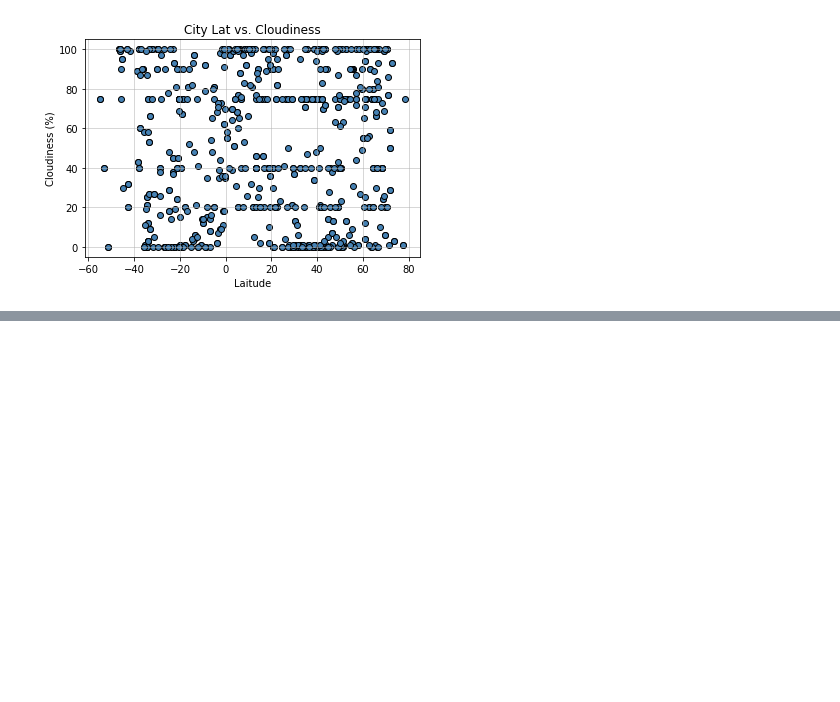
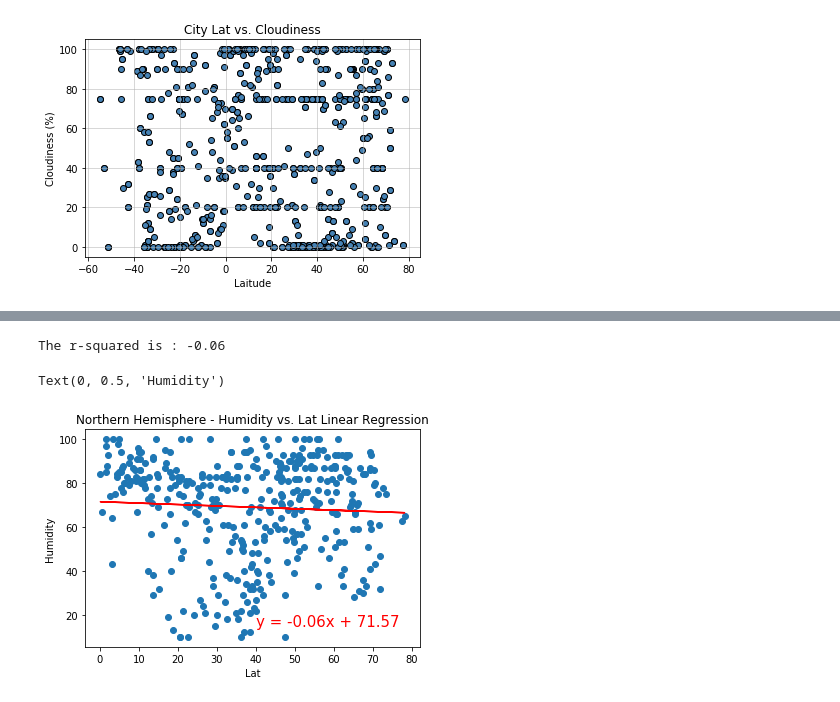
Before and after one commit to johncosta313/python-api-challenge, a Jupyter notebook: WeatherPy/WeatherPy.ipynb, the cells around one changed output, grey strips where cells are left out. Saved outputs shown, nothing was run; the diff lists cells and outputs as text; code cells hidden in the pictures; blank space fills up the shorter version.

```diff
--- a/WeatherPy/WeatherPy.ipynb
+++ b/WeatherPy/WeatherPy.ipynb
@@ -226,0 +282,19 @@ plt.grid(linestyle='-', linewidth=1, alpha = 0.5)
+# %%
+# Call an function #1
+equation = linear_agression(northern_hemisphere["Lat"], northern_hemisphere["Humidity"])
+
+# Call an function #2
+annotate(equation, 40, 15)
+
+# Set a title
+plt.title("Northern Hemisphere - Humidity vs. Lat Linear Regression")
+
+# Set xlabel
+plt.xlabel("Lat")
+
+# Set ylabel
+plt.ylabel("Humidity")
+# %% [output]
+The r-squared is : -0.06
+Text(0, 0.5, 'Humidity')
+[figure, added]
```
Also changed, not shown: parts of 12 cells of this notebook, 8 other files.
